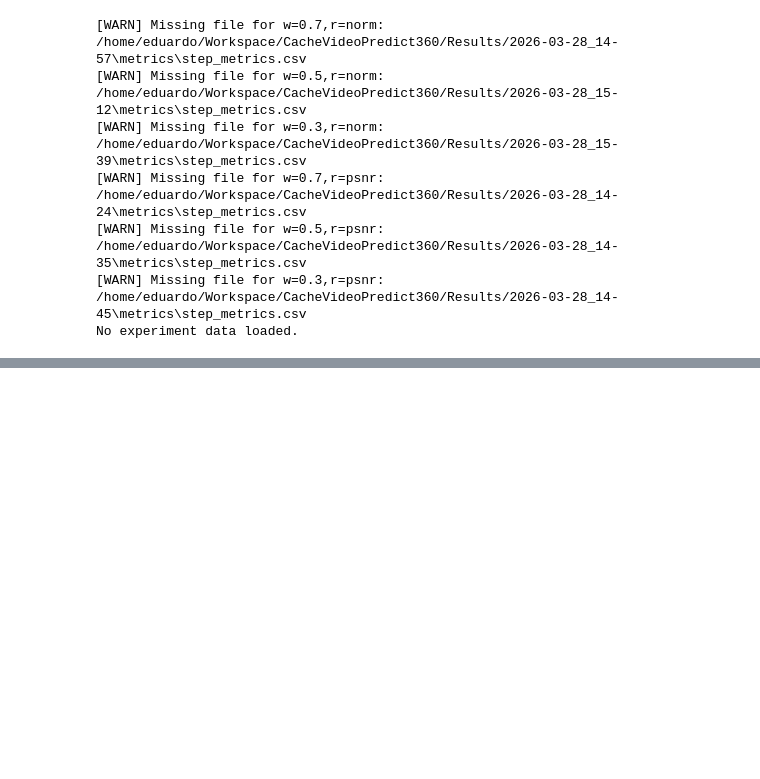
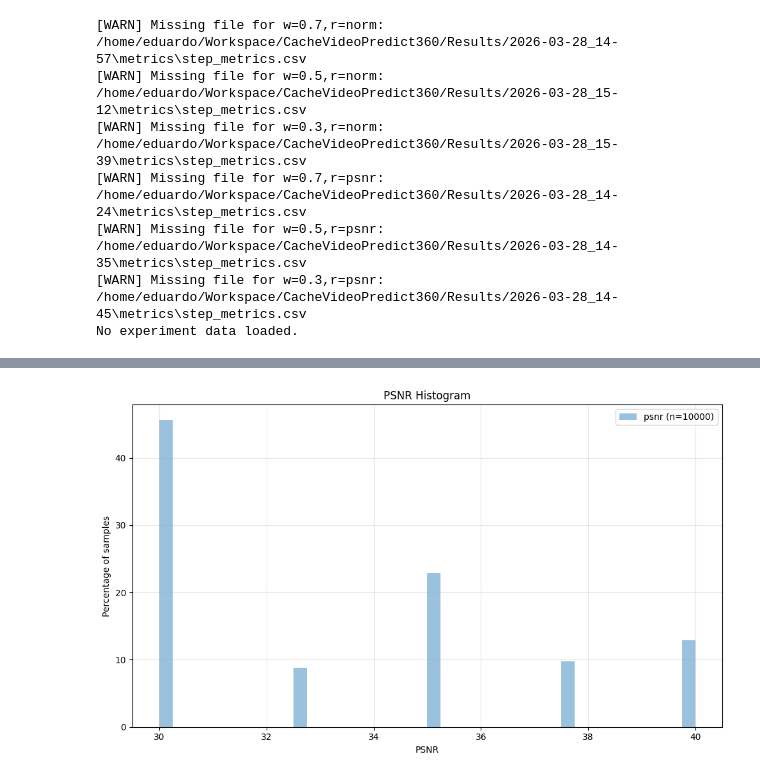
Before and after one commit to es25591/CacheVideoPredict360, a Jupyter notebook: Sources/ResultAnalysis_2.ipynb, the cells around one changed output, grey strips where cells are left out. Cells and saved outputs as stored; diff of their text form; code cells hidden in the pictures; blank space fills up the shorter version.

```diff
--- a/Sources/ResultAnalysis_2.ipynb
+++ b/Sources/ResultAnalysis_2.ipynb
@@ -619,0 +620,87 @@ experiment  n_points  mean_train_loss  median_train_loss  min_train_loss  last_t
+# %%
+# PSNR histogram from a single JSON file per experiment
+import json
+import os
+import numpy as np
+import matplotlib.pyplot as plt
+
+# Note: The experiments are disconsidering the warmup phase
+
+
+def _load_psnr_values_from_json(file_path):
+    with open(file_path, "r", encoding="utf-8") as f:
+        data = json.load(f)
+
+    psnr = data.get("psnr")
+    if psnr is None and isinstance(data.get("data"), dict):
+        psnr = data["data"].get("psnr")
+
+    if psnr is None:
+        raise KeyError(f"No 'psnr' key found in {file_path}")
+
+    if isinstance(psnr, list):
+        return np.asarray([float(v) for v in psnr if v is not None], dtype=float)
+
+    return np.asarray([float(psnr)], dtype=float)
+
+
+def plot_psnr_histogram_from_experiments(
+    experiments_dict,
+    bins=40,
+    overlay=True,
+    alpha=0.45,
+    figsize=(10, 6),
+):
+    psnr_series = {}
+
+    for exp_name, file_path in experiments_dict.items():
+        if not os.path.isfile(file_path):
+            print(f"[WARN] Missing file for {exp_name}: {file_path}")
+            continue
+
+        y = _load_psnr_values_from_json(file_path)
+        if y.size == 0:
+            print(f"[WARN] No PSNR data found for {exp_name}")
+            continue
+
+        psnr_series[exp_name] = y
+
+    if not psnr_series:
+        print("No PSNR data found. Check files and JSON keys.")
+        return
+
+    plt.figure(figsize=figsize)
+
+    if overlay:
+        for exp_name, y in psnr_series.items():
+            weights = np.ones_like(y, dtype=float) * (100.0 / len(y))
+            plt.hist(y, bins=bins, weights=weights, alpha=alpha, label=f"{exp_name} (n={len(y)})")
+        plt.legend()
+    else:
+        combined = np.concatenate(list(psnr_series.values()))
+        weights = np.ones_like(combined, dtype=float) * (100.0 / len(combined))
+        plt.hist(combined, bins=bins, weights=weights, alpha=0.75, color="#1f77b4", label=f"Combined (n={len(combined)})")
+        plt.legend()
+
+    plt.title("PSNR Histogram")
+    plt.xlabel("PSNR")
+    plt.ylabel("Percentage of samples")
+    plt.grid(True, alpha=0.3)
+    plt.tight_layout()
+    plt.show()
+
+# --- Example usage ---
+experiments = {
+    "psnr": "/home/eduardo/Workspace/CacheVideoPredict360/Results/2026-04-20_20-58/debug_ep5.json",
+}
+
+experiments_right = {}
+
+# Uses the 'experiments' dict from the previous cell.
+plot_psnr_histogram_from_experiments(
+    experiments_dict=experiments,
+    bins=40,
+    overlay=True,
+)
+# %% [output]
+[figure, added]
```
Also changed, not shown: parts of 1 cell of this notebook, 2 other files.
